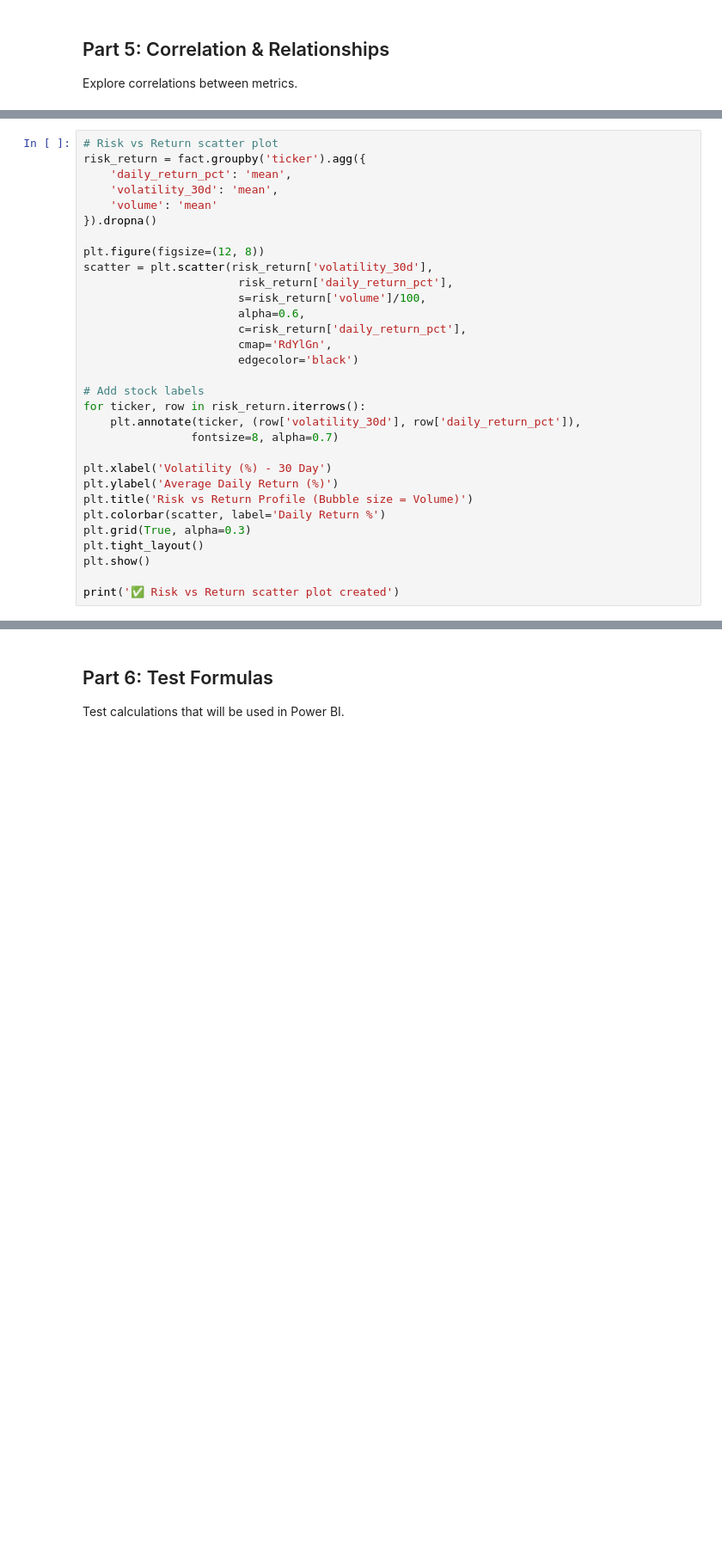
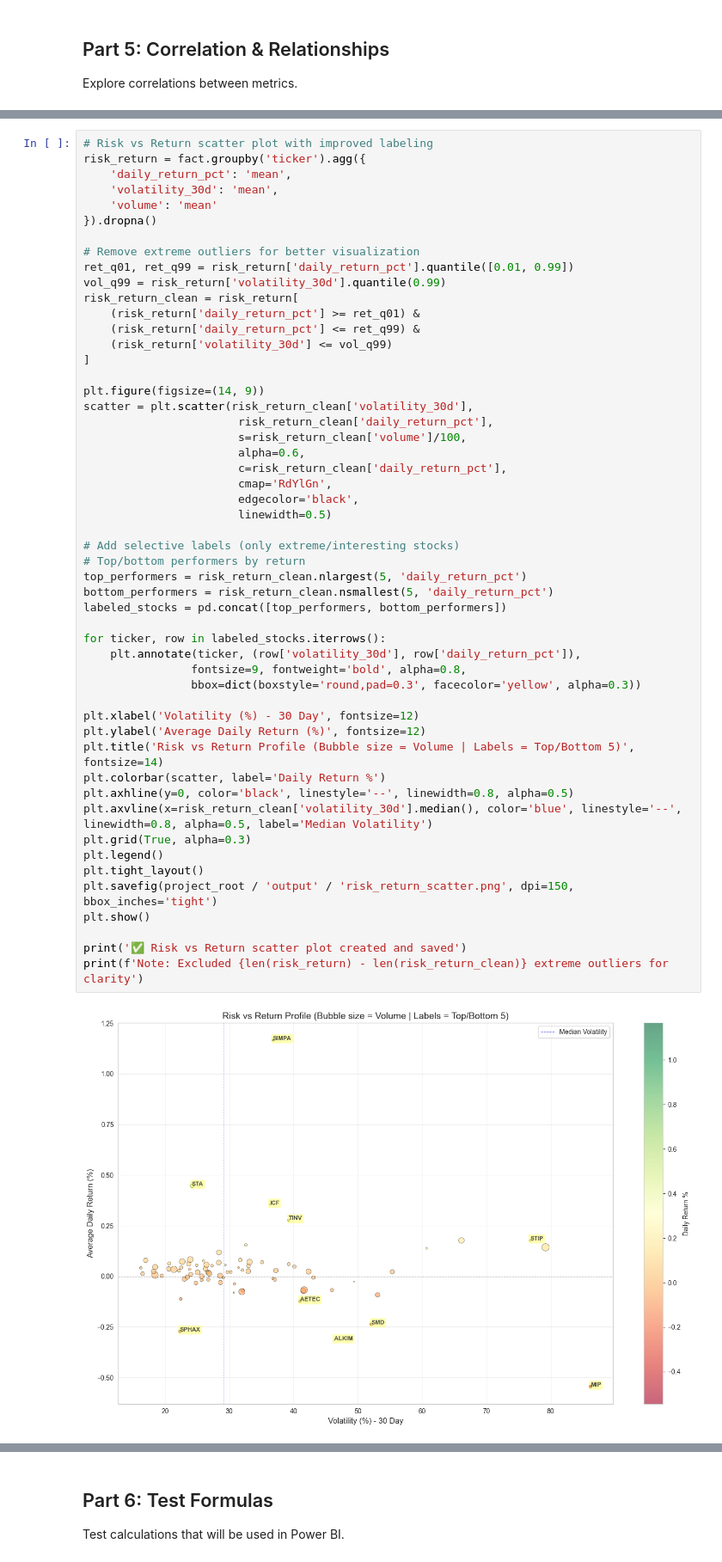
Before and after one commit to yoldezzz/TUNVESTI, a Jupyter notebook: notebooks/Data_Exploration.ipynb, the cells around one changed output, grey strips where cells are left out. Shown: that part at 86% size. Drawn from its saved outputs; the diff is of its cells as text; blank space fills up the shorter version.

```diff
--- a/notebooks/Data_Exploration.ipynb
+++ b/notebooks/Data_Exploration.ipynb
@@ -199,31 +517,54 @@ plt.show()
 # %%
-# Risk vs Return scatter plot
+# Risk vs Return scatter plot with improved labeling
 risk_return = fact.groupby('ticker').agg({
     'daily_return_pct': 'mean',
     'volatility_30d': 'mean',
     'volume': 'mean'
 }).dropna()
 
-plt.figure(figsize=(12, 8))
-scatter = plt.scatter(risk_return['volatility_30d'],
-                       risk_return['daily_return_pct'],
-                       s=risk_return['volume']/100,
+# Remove extreme outliers for better visualization
+ret_q01, ret_q99 = risk_return['daily_return_pct'].quantile([0.01, 0.99])
+vol_q99 = risk_return['volatility_30d'].quantile(0.99)
+risk_return_clean = risk_return[
+    (risk_return['daily_return_pct'] >= ret_q01) &
+    (risk_return['daily_return_pct'] <= ret_q99) &
+    (risk_return['volatility_30d'] <= vol_q99)
+]
+
+plt.figure(figsize=(14, 9))
+scatter = plt.scatter(risk_return_clean['volatility_30d'],
+                       risk_return_clean['daily_return_pct'],
+                       s=risk_return_clean['volume']/100,
                        alpha=0.6,
-                       c=risk_return['daily_return_pct'],
+                       c=risk_return_clean['daily_return_pct'],
                        cmap='RdYlGn',
-                       edgecolor='black')
+                       edgecolor='black',
+                       linewidth=0.5)
 
-# Add stock labels
-for ticker, row in risk_return.iterrows():
+# Add selective labels (only extreme/interesting stocks)
+# Top/bottom performers by return
+top_performers = risk_return_clean.nlargest(5, 'daily_return_pct')
+bottom_performers = risk_return_clean.nsmallest(5, 'daily_return_pct')
+labeled_stocks = pd.concat([top_performers, bottom_performers])
+
+for ticker, row in labeled_stocks.iterrows():
     plt.annotate(ticker, (row['volatility_30d'], row['daily_return_pct']),
-                fontsize=8, alpha=0.7)
+                fontsize=9, fontweight='bold', alpha=0.8,
+                bbox=dict(boxstyle='round,pad=0.3', facecolor='yellow', alpha=0.3))
 
-plt.xlabel('Volatility (%) - 30 Day')
-plt.ylabel('Average Daily Return (%)')
-plt.title('Risk vs Return Profile (Bubble size = Volume)')
+plt.xlabel('Volatility (%) - 30 Day', fontsize=12)
+plt.ylabel('Average Daily Return (%)', fontsize=12)
+plt.title('Risk vs Return Profile (Bubble size = Volume | Labels = Top/Bottom 5)', fontsize=14)
 plt.colorbar(scatter, label='Daily Return %')
+plt.axhline(y=0, color='black', linestyle='--', linewidth=0.8, alpha=0.5)
+plt.axvline(x=risk_return_clean['volatility_30d'].median(), color='blue', linestyle='--', linewidth=0.8, alpha=0.5, label='Median Volatility')
 plt.grid(True, alpha=0.3)
+plt.legend()
 plt.tight_layout()
+plt.savefig(project_root / 'output' / 'risk_return_scatter.png', dpi=150, bbox_inches='tight')
 plt.show()
 
-print('✅ Risk vs Return scatter plot created')
+print('✅ Risk vs Return scatter plot created and saved')
+print(f'Note: Excluded {len(risk_return) - len(risk_return_clean)} extreme outliers for clarity')
+# %% [output]
+[figure, added]
```
Also changed, not shown: parts of 26 cells of this notebook, 7 other files.
